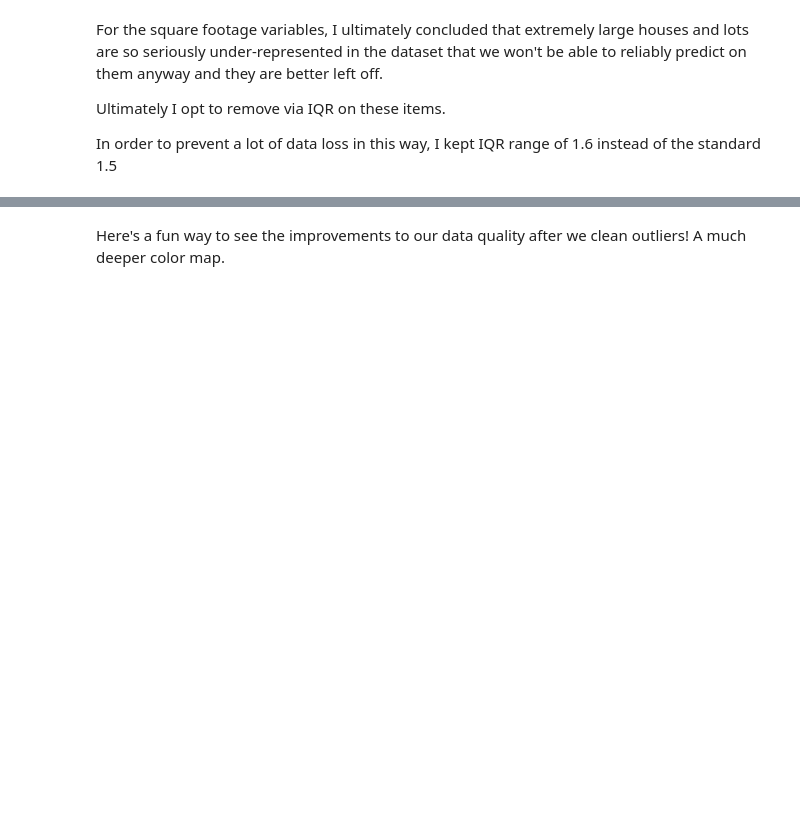
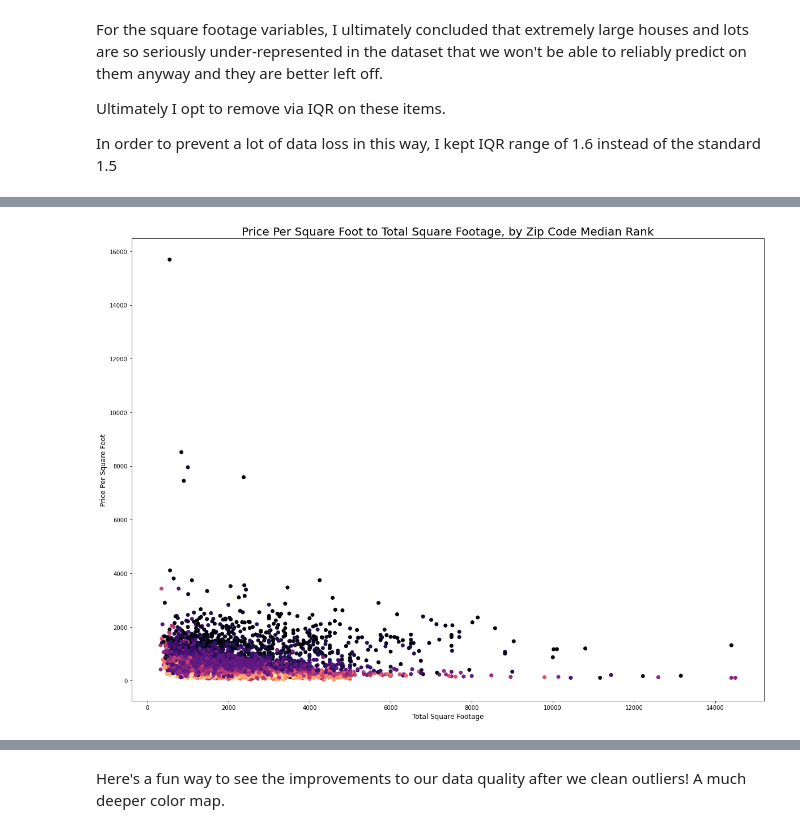
Before and after one commit to threnjen/newyork_housing, a Jupyter notebook: newyork_housing.ipynb, the cells around one changed output, grey strips where cells are left out. Saved outputs shown, nothing was run; the diff lists cells and outputs as text; code cells hidden in the pictures; blank space fills up the shorter version.

```diff
--- a/newyork_housing.ipynb
+++ b/newyork_housing.ipynb
@@ -415,6 +599,0 @@ find_zip_outliers.sort_values('mean', ascending=False).head(35)
-# %%
-# anything under 75k is no way a legitimate market value sale.
-# anything in this range is certainly a inter-family sale,
-# non-commercial, some weird sale type.
-# We are dropping all of those.
-df.drop(df.loc[(df['price'] <= 75000)].index, axis=0, inplace=True)
@@ -435,19 +608,16 @@ df['price'].hist(by=df['zipcode'], figsize=(30,30));
-# %%
-# We're going to drop our few zip codes where we have only a couple of data points
-
-df.drop( df.loc[(df['zipcode']==78653) | (df['zipcode']==78738) | (df['zipcode']==78719)| (df['zipcode']==78652)| (df['zipcode']==78742)].index, axis=0, inplace=True)
-# %%
-# redo our zip code medians and rankings after outlier removal
-
-# apply the median home price per zip code to the data frame again after outlier removal
-df['median_zip'] = df['zipcode'].apply(lambda x: round(df.loc[df['zipcode']==x]['price'].median(), 0))
-
-# group our dataframe by zipcode on median home price, sorted ascending. We want to bin like-medians together.
-zipsorted = pd.DataFrame(df.groupby('zipcode')['price'].median().sort_values(ascending=True))
-
-# divide our dataframe into groups with entries per group as specified above,
-# and assign this number to a new column
-zipsorted['rank'] = np.divmod(np.arange(len(zipsorted)), 1)[0]+1
-
-# make a new column on our dataframe. Look up each zip entry's group, and append to the column.
-df['zip_rank'] = df['zipcode'].apply(lambda x: make_group(x, zipsorted, 'rank'))
+# %%
+# apply the median price per square foot per zip code to the data frame
+df['pr_sqft'] = df.apply(lambda x: round( (x['price'] / x['sqft'] ), 0), axis=1 )
+# %%
+fig, ax = plt.subplots(figsize=(20, 15))
+
+ax.scatter(df['sqft'], df['pr_sqft'], c=df['zip_rank'], cmap='magma_r')
+
+ax.set_xlabel('Total Square Footage', fontsize=12)
+ax.set_ylabel('Price Per Square Foot', fontsize=12)
+ax.set_title('Price Per Square Foot to Total Square Footage, by Zip Code Median Rank', fontsize=20);
+
+# save visualization to png
+#plt.savefig('images/zip_prices.png')
+# %% [output]
+[figure, added]
```
Also changed, not shown: parts of 412 cells of this notebook, 3 other files.
